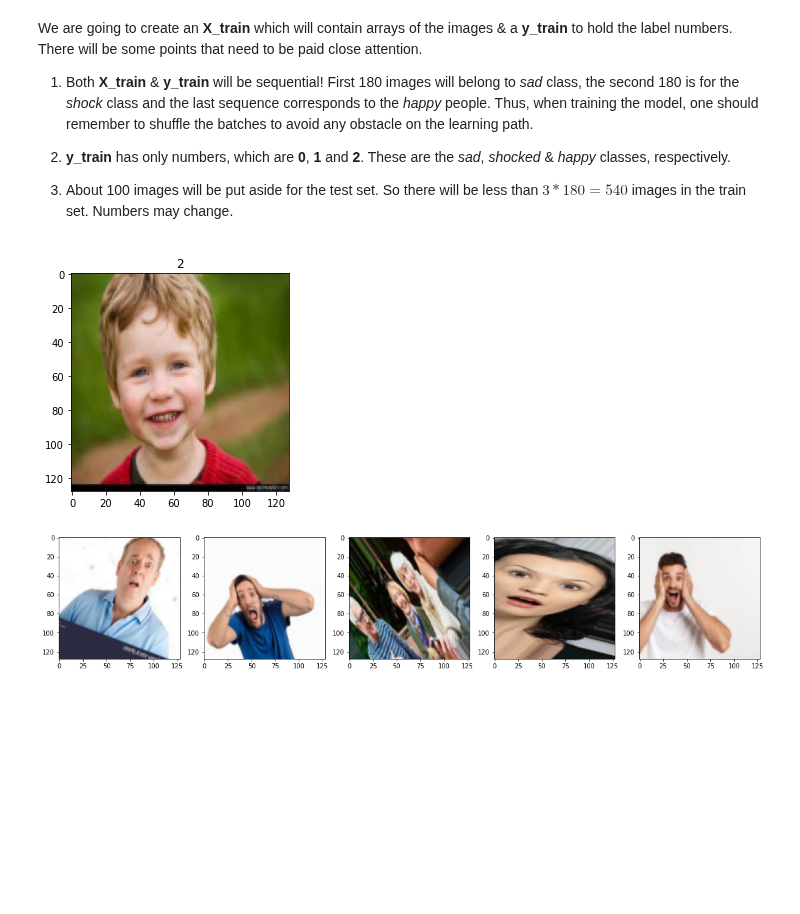
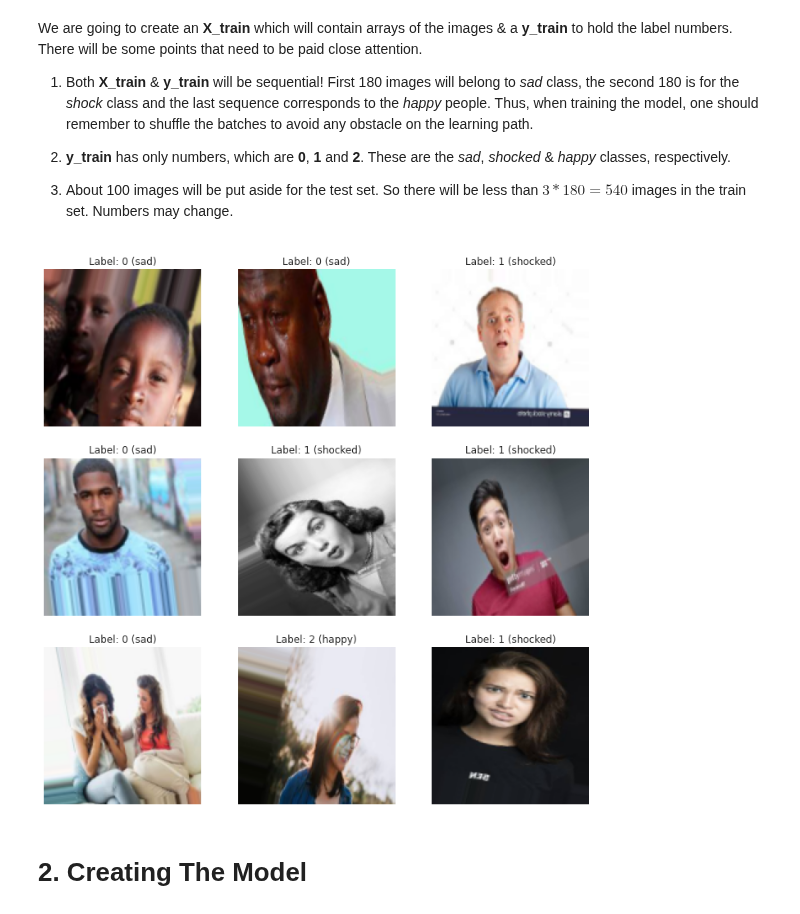
Before and after one commit to gulmert89/bootcamp_files, a Jupyter notebook: project5.ipynb, the cells around one changed output. Drawn from its saved outputs; the diff is of its cells as text; code cells hidden in the pictures; blank space fills up the shorter version.

```diff
--- a/project5.ipynb
+++ b/project5.ipynb
@@ -86,12 +88,6 @@ X_train = np.delete(X_train, random_indices, axis=0)
 y_train = np.delete(y_train, random_indices, axis=0)
 
 del random_sad, random_shock, random_happy, random_indices
-# %%
-plt.imshow(X_test[75])
-plt.title(y_test[75])
-plt.show()
-# %% [output]
-[figure, removed]
 # %%
 from keras.preprocessing.image import ImageDataGenerator, array_to_img, img_to_array
 # %%
@@ -120,14 +116,32 @@ train_datagen = ImageDataGenerator(
     validation_split=0.0,
     dtype=None,
 )
-# %%
-plt.figure(figsize=(20,20))
-for i, picture in enumerate(train_datagen.flow(X_train)):
-    plt.subplot(1,5,i+1)
-    plt.imshow(array_to_img(picture[0]))
-    if i == 4 :  #
-        break
-
-plt.show()
-# %% [output]
-[figure, removed]
+# %%
+# some example of generated pictures
+sns.set_style(style="white")
+plt.figure(figsize=(12,12))
+
+# https://keras.io/api/preprocessing/image/#flow-method
+for i, picture in enumerate(train_datagen.flow(x=X_train, y=y_train,
+    batch_size=32,
+    shuffle=True,
+    sample_weight=None,
+    seed=None,
+    save_to_dir=None,
+    save_prefix="",
+    save_format="png",
+    subset=None)):
+
+    plt.subplot(3,3,i+1)
+    plt.imshow(array_to_img(picture[0][0]))
+    label_num = picture[1][0]
+    label_str = "happy" if label_num==2 else "shocked" if label_num else "sad"
+    plt.title(f"Label: {label_num} ({label_str})")
+    plt.axis("off")
+    if i == 8:
+        break
+plt.show()
+# %% [output]
+[figure, added]
+# %% [markdown]
+# 2. Creating The Model
```
Also changed, not shown: parts of 5 cells of this notebook.
